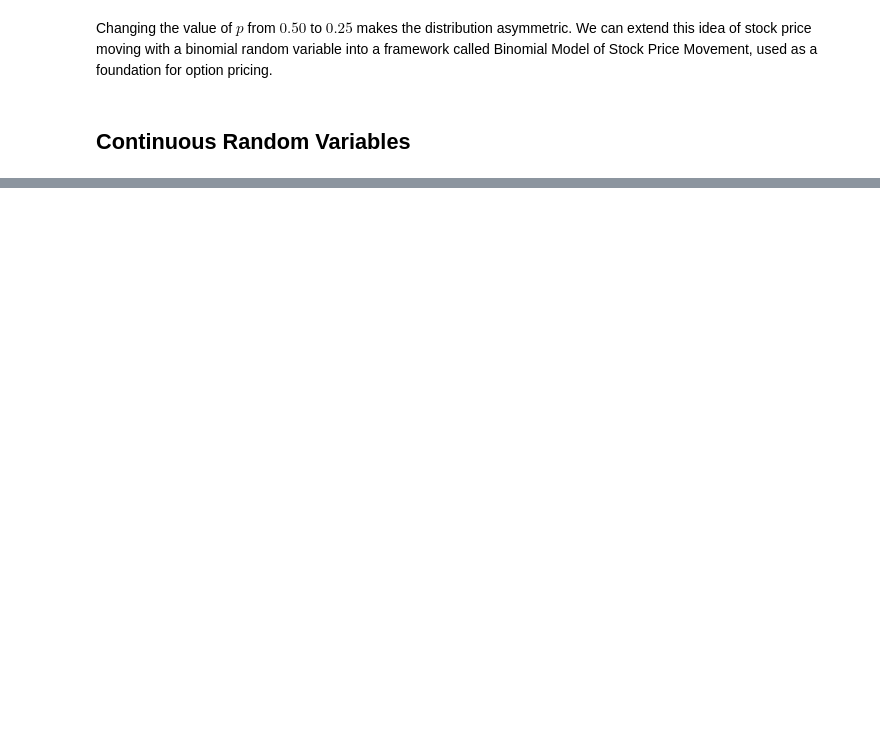
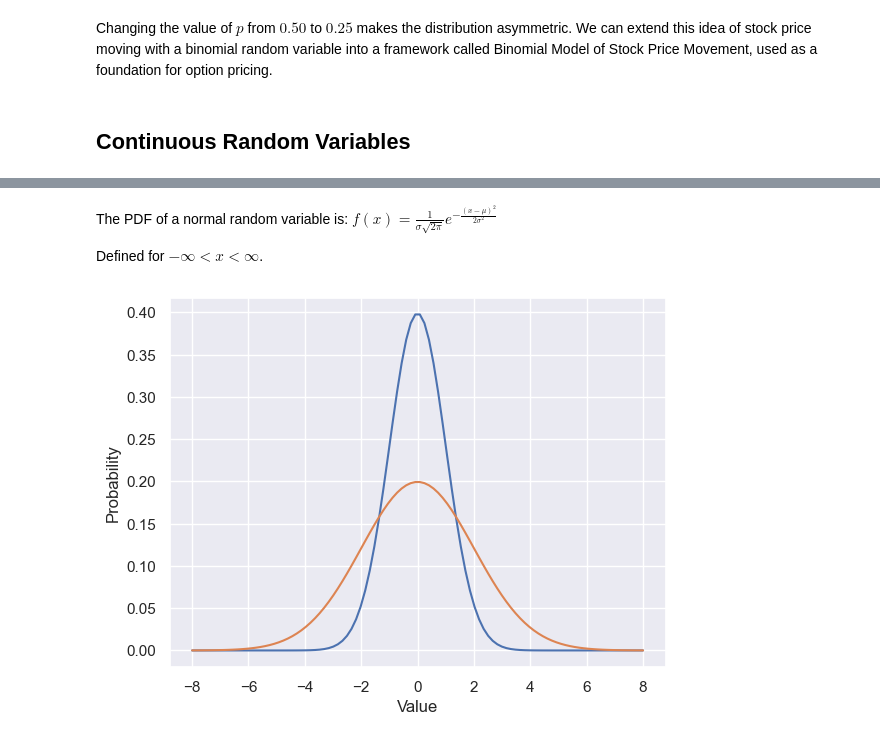
Before and after one commit to JBobbyy/quant-start, a Jupyter notebook: 9-random_variables.ipynb, the cells around one changed output, grey strips where cells are left out. Drawn from its saved outputs; the diff is of its cells as text; code cells hidden in the pictures; blank space fills up the shorter version.

```diff
--- a/9-random_variables.ipynb
+++ b/9-random_variables.ipynb
@@ -122,0 +186,17 @@ $P(a < X < b) = \int_a^b f_X(x)dx$
+# %% [markdown]
+The PDF of a normal random variable is: $f(x) = \frac{1}{\sigma\sqrt{2\pi}}e^{-\frac{(x - \mu)^2}{2\sigma^2}}$
+
+Defined for $-\infty < x < \infty$.
+# %%
+mu_1 = 0
+mu_2 = 0
+sigma_1 = 1
+sigma_2 = 2
+x = np.linspace(-8, 8, 100)
+y = 1/(sigma_1 * np.sqrt(2 * np.pi)) * np.exp(- (x - mu_1)**2 / (2 * sigma_1**2))
+z = 1/(sigma_2 * np.sqrt(2 * np.pi)) * np.exp(- (x - mu_2)**2 / (2 * sigma_2**2))
+plt.plot(x, y, x, z)
+plt.xlabel('Value')
+plt.ylabel('Probability');
+# %% [output]
+[figure, added]
```
Also changed, not shown: parts of 36 cells of this notebook.
